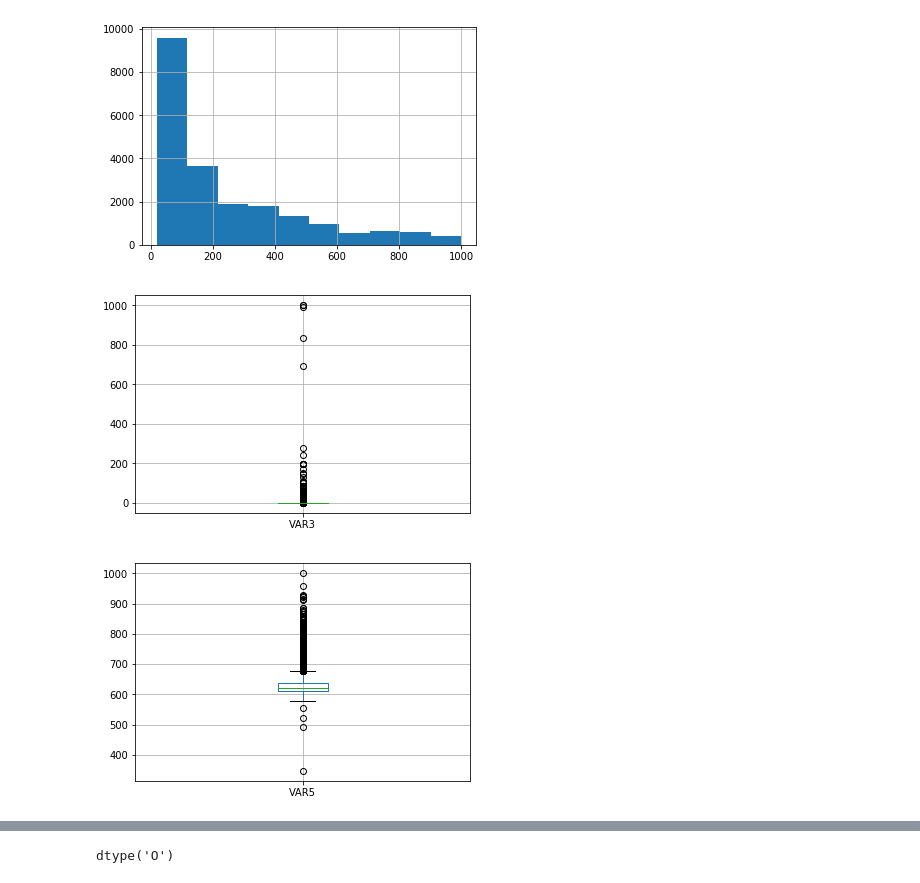
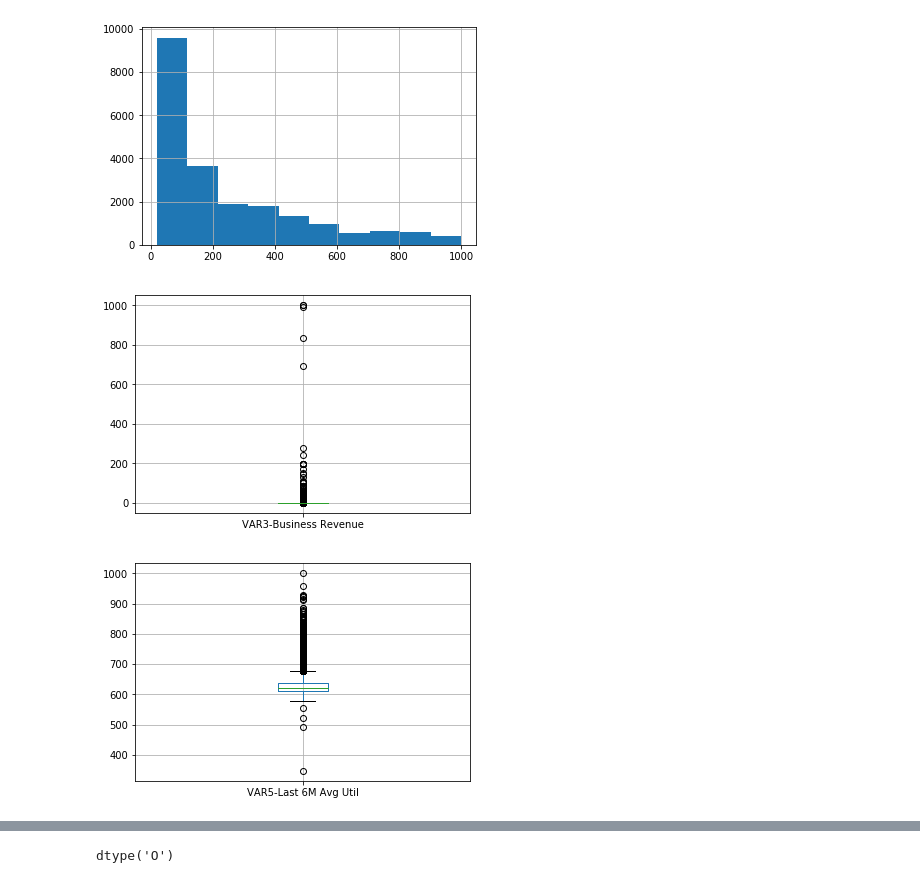
Before and after one commit to shreyabhandarii/Credit-Line-Classification, a Jupyter notebook: Amex.ipynb, the cells around one changed output, grey strips where cells are left out. Drawn from its saved outputs; the diff is of its cells as text; code cells hidden in the pictures.

```diff
--- a/Amex.ipynb
+++ b/Amex.ipynb
@@ -216,12 +211,12 @@ train['VAR4-TSR'].hist();
 # %% [output]
 [figure]
 # %%
-train.boxplot(column='VAR3');
+train.boxplot(column='VAR3-Business Revenue');
 # %% [output]
-[figure, old version]
+[figure, new version]
 # %%
-train.boxplot(column='VAR5');
+train.boxplot(column='VAR5-Last 6M Avg Util');
 # %% [output]
-[figure, old version]
+[figure, new version]
 # %%
 import seaborn as sns
```
Also changed, not shown: parts of 115 cells of this notebook.
